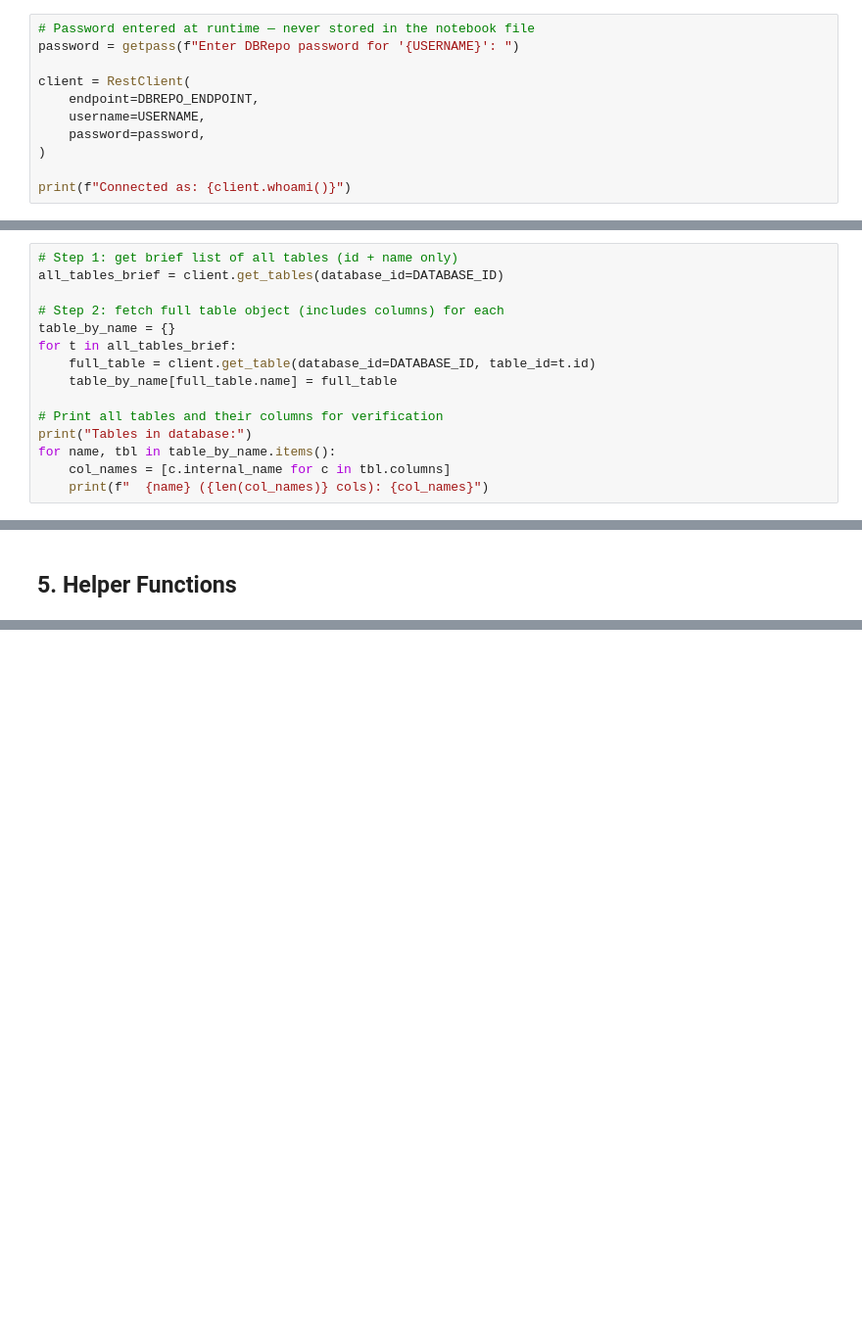
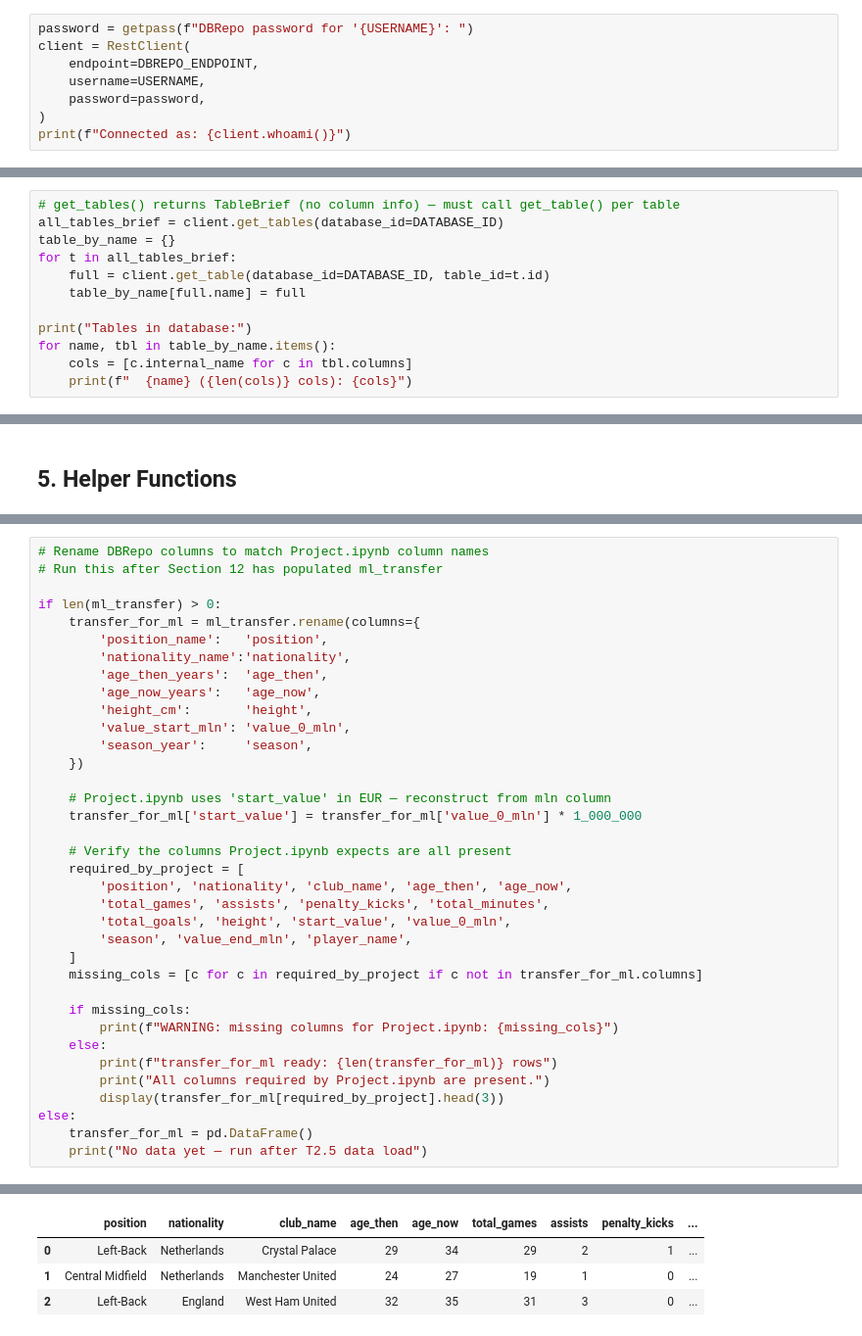
Before and after one commit to Ekene-James/fair-ds-experiment, a Jupyter notebook: notebooks/T2_4_create_views.ipynb, the cells around one changed output, grey strips where cells are left out. Shown at 98% size. Cells and saved outputs as stored; diff of their text form; blank space fills up the shorter version.

Commit message:
integrated api db with the project

```diff
--- a/notebooks/T2_4_create_views.ipynb
+++ b/notebooks/T2_4_create_views.ipynb
@@ -121,12 +67,9 @@ VIEW_COMBINED = "vw_combined_player_value"
 # %%
-# Password entered at runtime — never stored in the notebook file
-password = getpass(f"Enter DBRepo password for '{USERNAME}': ")
-
+password = getpass(f"DBRepo password for '{USERNAME}': ")
 client = RestClient(
     endpoint=DBREPO_ENDPOINT,
     username=USERNAME,
     password=password,
 )
-
 print(f"Connected as: {client.whoami()}")
 # %% [output]
@@ -141,17 +81,14 @@ We must call `get_table()` individually per table to get full column details.
 # %%
-# Step 1: get brief list of all tables (id + name only)
+# get_tables() returns TableBrief (no column info) — must call get_table() per table
 all_tables_brief = client.get_tables(database_id=DATABASE_ID)
-
-# Step 2: fetch full table object (includes columns) for each
 table_by_name = {}
 for t in all_tables_brief:
-    full_table = client.get_table(database_id=DATABASE_ID, table_id=t.id)
-    table_by_name[full_table.name] = full_table
+    full = client.get_table(database_id=DATABASE_ID, table_id=t.id)
+    table_by_name[full.name] = full
 
-# Print all tables and their columns for verification
 print("Tables in database:")
 for name, tbl in table_by_name.items():
-    col_names = [c.internal_name for c in tbl.columns]
-    print(f"  {name} ({len(col_names)} cols): {col_names}")
+    cols = [c.internal_name for c in tbl.columns]
+    print(f"  {name} ({len(cols)} cols): {cols}")
 # %% [output]
 Tables in database:
@@ -646,0 +564,37 @@ All required views registered successfully.
+# %%
+# Rename DBRepo columns to match Project.ipynb column names
+# Run this after Section 12 has populated ml_transfer
+
+if len(ml_transfer) > 0:
+    transfer_for_ml = ml_transfer.rename(columns={
+        'position_name':   'position',
+        'nationality_name':'nationality',
+        'age_then_years':  'age_then',
+        'age_now_years':   'age_now',
+        'height_cm':       'height',
+        'value_start_mln': 'value_0_mln',
+        'season_year':     'season',
+    })
+
+    # Project.ipynb uses 'start_value' in EUR — reconstruct from mln column
+    transfer_for_ml['start_value'] = transfer_for_ml['value_0_mln'] * 1_000_000
+
+    # Verify the columns Project.ipynb expects are all present
+    required_by_project = [
+        'position', 'nationality', 'club_name', 'age_then', 'age_now',
+        'total_games', 'assists', 'penalty_kicks', 'total_minutes',
+        'total_goals', 'height', 'start_value', 'value_0_mln',
+        'season', 'value_end_mln', 'player_name',
+    ]
+    missing_cols = [c for c in required_by_project if c not in transfer_for_ml.columns]
+
+    if missing_cols:
+        print(f"WARNING: missing columns for Project.ipynb: {missing_cols}")
+    else:
+        print(f"transfer_for_ml ready: {len(transfer_for_ml)} rows")
+        print("All columns required by Project.ipynb are present.")
+        display(transfer_for_ml[required_by_project].head(3))
+else:
+    transfer_for_ml = pd.DataFrame()
+    print("No data yet — run after T2.5 data load")
+# %% [output]
@@ -647 +603,5 @@ All required views registered successfully.
+|  | position | nationality | club_name | age_then | age_now | total_games | assists | penalty_kicks | ... |
+| 0 | Left-Back | Netherlands | Crystal Palace | 29 | 34 | 29 | 2 | 1 | ... |
+| 1 | Central Midfield | Netherlands | Manchester United | 24 | 27 | 19 | 1 | 0 | ... |
+| 2 | Left-Back | England | West Ham United | 32 | 35 | 31 | 3 | 0 | ... |
 # %% [markdown]
```
Also changed, not shown: parts of 38 cells of this notebook, 29 other files.
